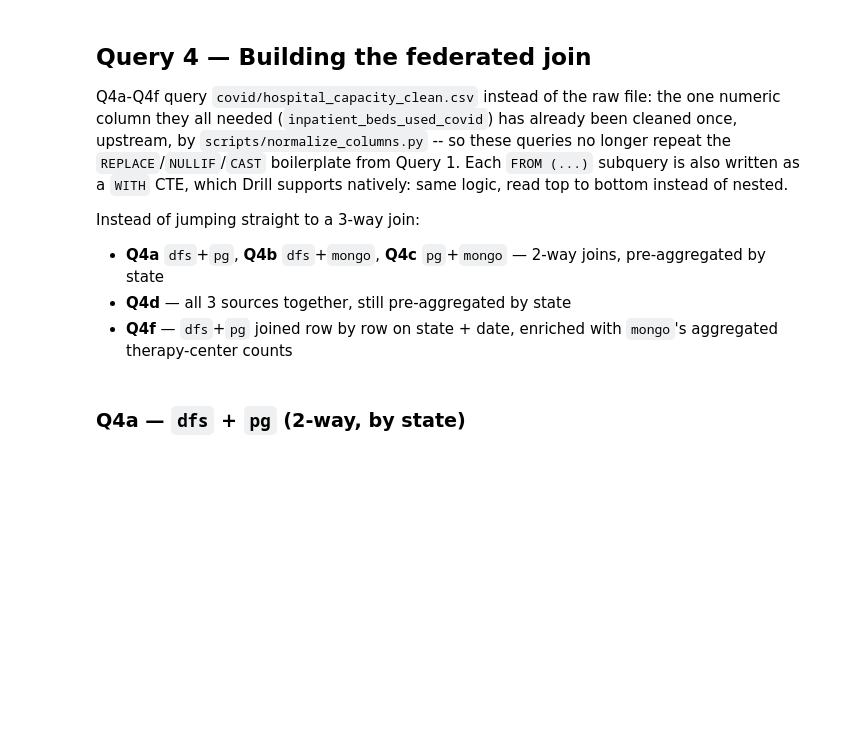
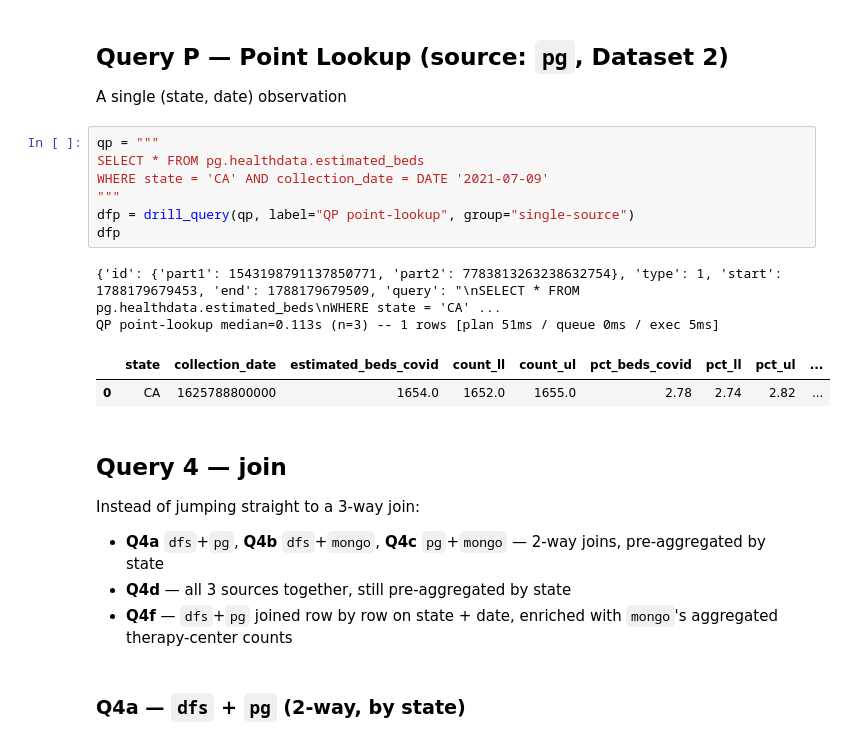
Before and after one commit to DomenicoVillari3/Apache-Drill-Tutorial, a Jupyter notebook: notebooks/analysis.ipynb, the cells around one changed output. Saved outputs shown, nothing was run; the diff lists cells and outputs as text; blank space fills up the shorter version.

```diff
--- a/notebooks/analysis.ipynb
+++ b/notebooks/analysis.ipynb
@@ -169,10 +175,24 @@ Q3 mongo 0.238s — 20 rows
 | 17 | NJ | Renal Paxlovid | 447 |
 | 18 | IL | Renal Paxlovid | 438 |
 | 19 | PA | Lagevrio (molnupiravir) | 408 |
+# %% [markdown]
+## Query P — Point Lookup (source: `pg`, Dataset 2)
+
+A single (state, date) observation
+# %%
+qp = """
+SELECT * FROM pg.healthdata.estimated_beds
+WHERE state = 'CA' AND collection_date = DATE '2021-07-09'
+"""
+dfp = drill_query(qp, label="QP point-lookup", group="single-source")
+dfp
+# %% [output]
+{'id': {'part1': 1543198791137850771, 'part2': 7783813263238632754}, 'type': 1, 'start': 1788179679453, 'end': 1788179679509, 'query': "\nSELECT * FROM pg.healthdata.estimated_beds\nWHERE state = 'CA' ...
+QP point-lookup median=0.113s (n=3) -- 1 rows [plan 51ms / queue 0ms / exec 5ms]
+|  | state | collection_date | estimated_beds_covid | count_ll | count_ul | pct_beds_covid | pct_ll | pct_ul | ... |
+| 0 | CA | 1625788800000 | 1654.0 | 1652.0 | 1655.0 | 2.78 | 2.74 | 2.82 | ... |
 # %% [markdown]
-## Query 4 — Building the federated join
-
-Q4a-Q4f query `covid/hospital_capacity_clean.csv` instead of the raw file: the one numeric column they all needed (`inpatient_beds_used_covid`) has already been cleaned once, upstream, by `scripts/normalize_columns.py` -- so these queries no longer repeat the `REPLACE`/`NULLIF`/`CAST` boilerplate from Query 1. Each `FROM (...)` subquery is also written as a `WITH` CTE, which Drill supports natively: same logic, read top to bottom instead of nested.
+## Query 4 —  join
 
 Instead of jumping straight to a 3-way join:
 
```
Also changed, not shown: parts of 23 cells of this notebook, 8 other files.
